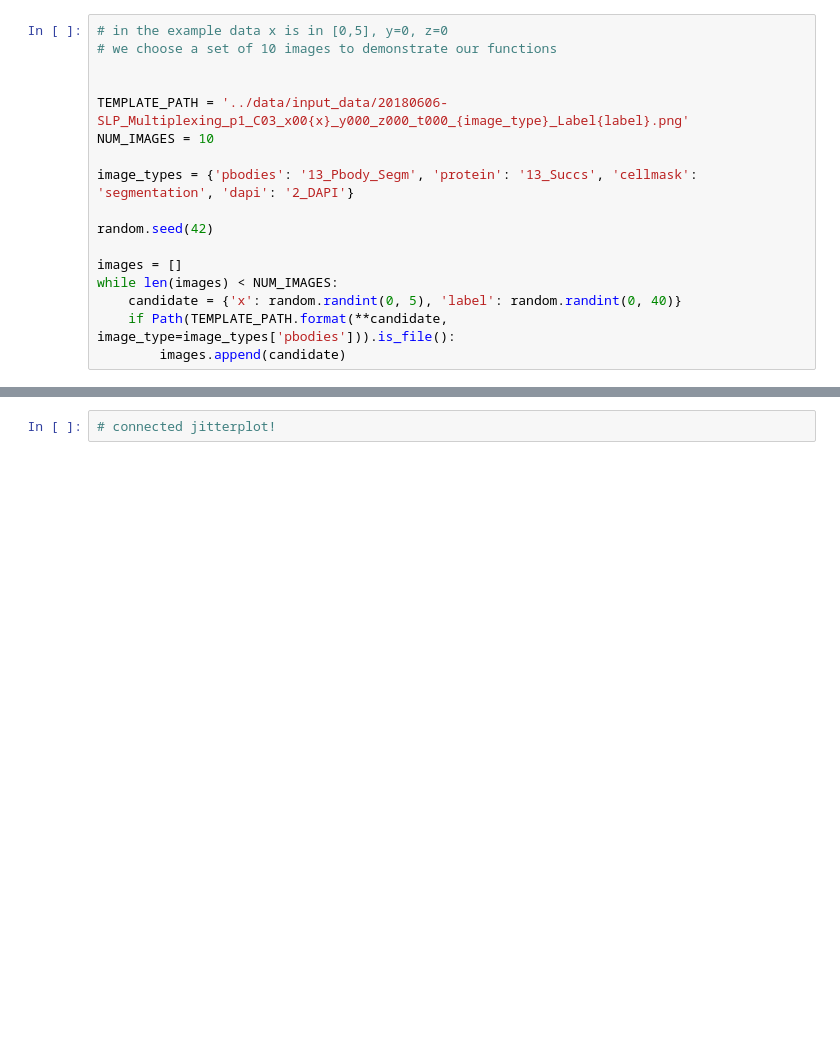
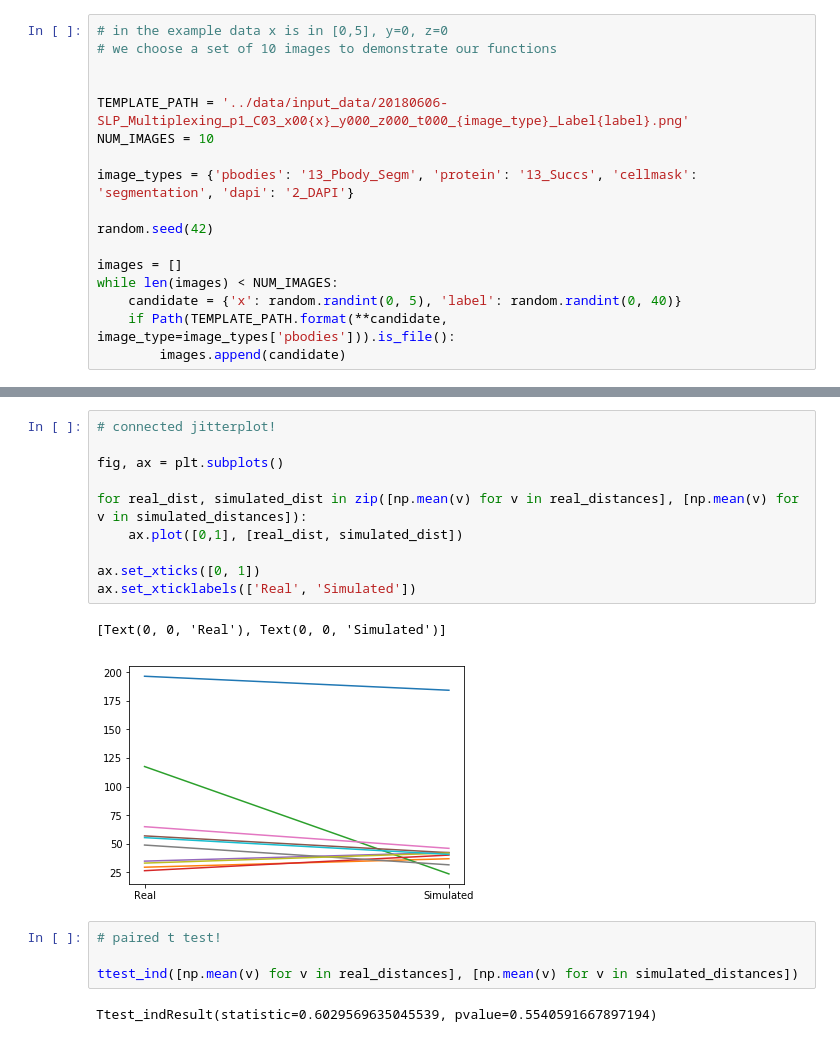
Before and after one commit to jluethi/p-body-randomness, a Jupyter notebook: notebooks/Main.ipynb, the cells around one changed output, grey strips where cells are left out. Drawn from its saved outputs; the diff is of its cells as text; blank space fills up the shorter version.

```diff
--- a/notebooks/Main.ipynb
+++ b/notebooks/Main.ipynb
@@ -67,2 +81,19 @@ for i in range(NUM_IMAGES):
-# %%
-# connected jitterplot!
+# %%
+# connected jitterplot!
+
+fig, ax = plt.subplots()
+
+for real_dist, simulated_dist in zip([np.mean(v) for v in real_distances], [np.mean(v) for v in simulated_distances]):
+    ax.plot([0,1], [real_dist, simulated_dist])
+
+ax.set_xticks([0, 1])
+ax.set_xticklabels(['Real', 'Simulated'])
+# %% [output]
+[Text(0, 0, 'Real'), Text(0, 0, 'Simulated')]
+[figure, added]
+# %%
+# paired t test!
+
+ttest_ind([np.mean(v) for v in real_distances], [np.mean(v) for v in simulated_distances])
+# %% [output]
+Ttest_indResult(statistic=0.6029569635045539, pvalue=0.5540591667897194)
```
Also changed, not shown: parts of 2 cells of this notebook, 3 other files.
